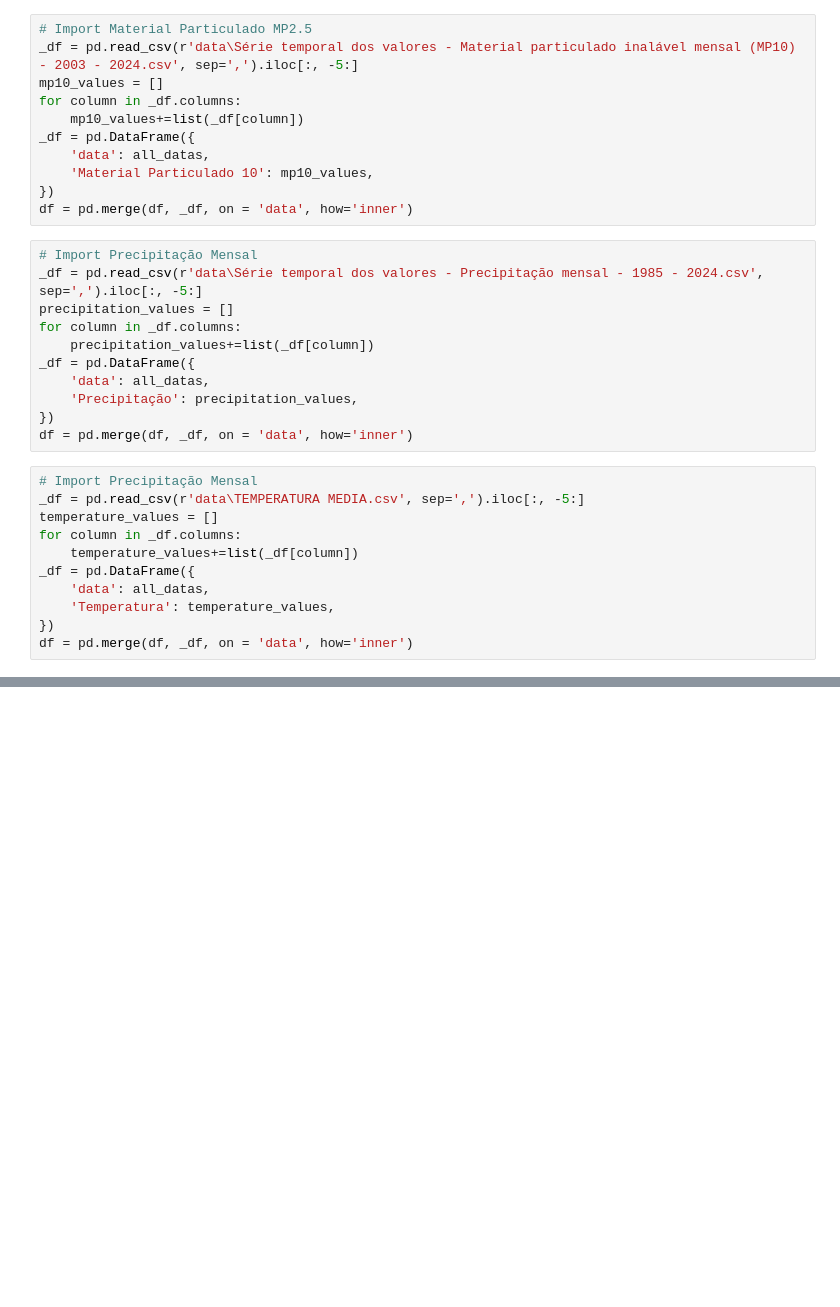
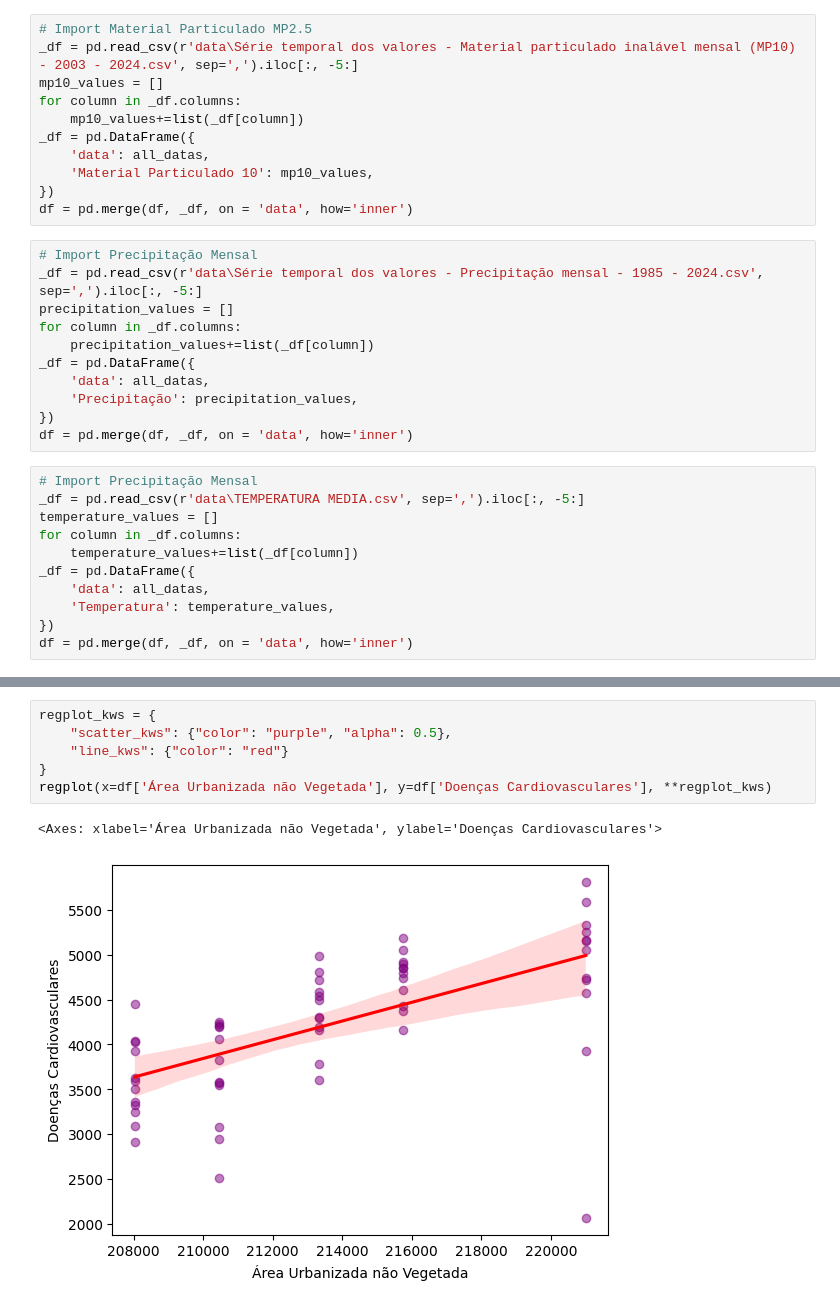
Before and after one commit to affonsoviccari/health_and_environment_data_analysis, a Jupyter notebook: nb_data_analysis.ipynb, the cells around one changed output, grey strips where cells are left out. Cells and saved outputs as stored; diff of their text form; blank space fills up the shorter version.

```diff
--- a/nb_data_analysis.ipynb
+++ b/nb_data_analysis.ipynb
@@ -115,0 +178,9 @@ df = pd.merge(df, _df, on = 'data', how='inner')
+# %%
+regplot_kws = {
+    "scatter_kws": {"color": "purple", "alpha": 0.5},
+    "line_kws": {"color": "red"}
+}
+regplot(x=df['Área Urbanizada não Vegetada'], y=df['Doenças Cardiovasculares'], **regplot_kws)
+# %% [output]
+<Axes: xlabel='Área Urbanizada não Vegetada', ylabel='Doenças Cardiovasculares'>
+[figure, added]
```
Also changed, not shown: parts of 15 cells of this notebook.
